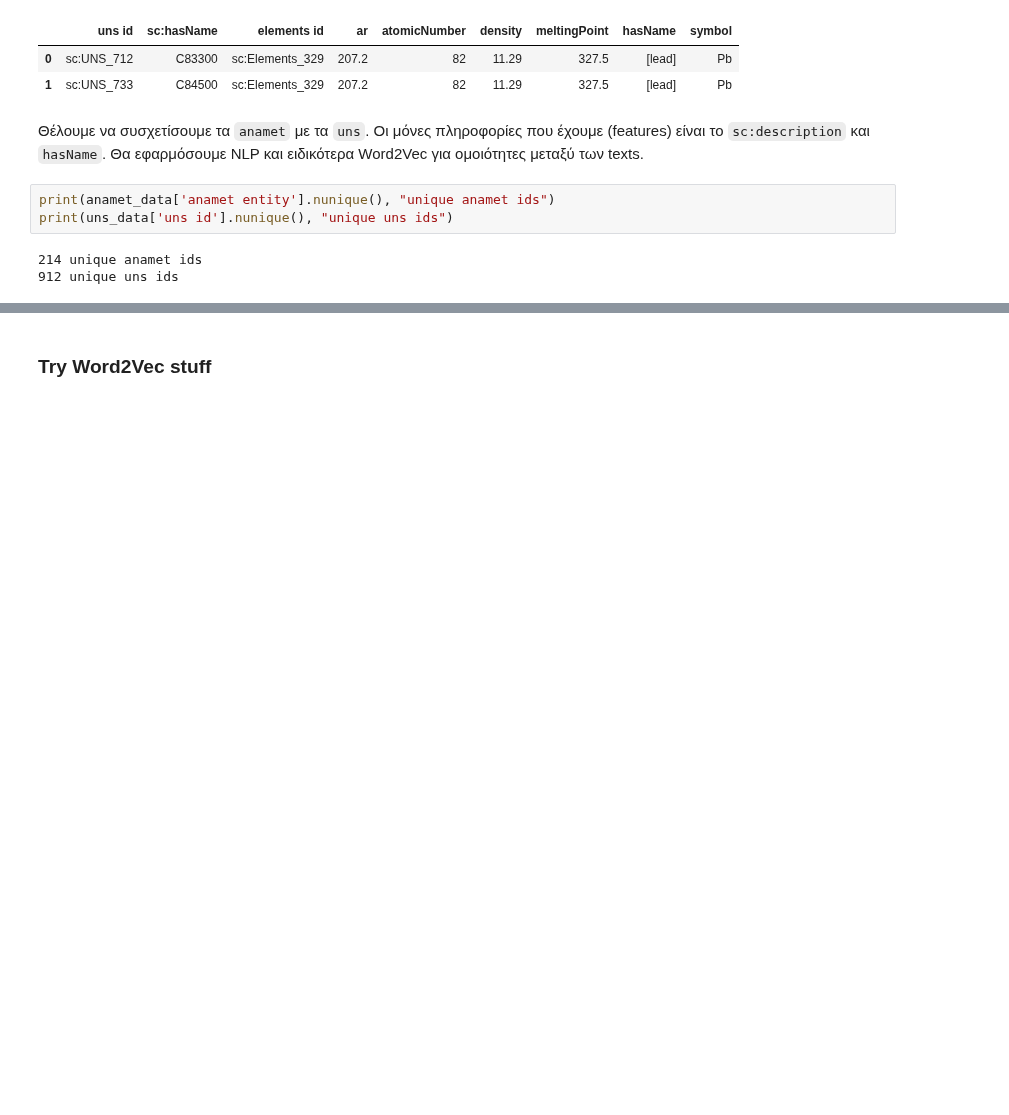
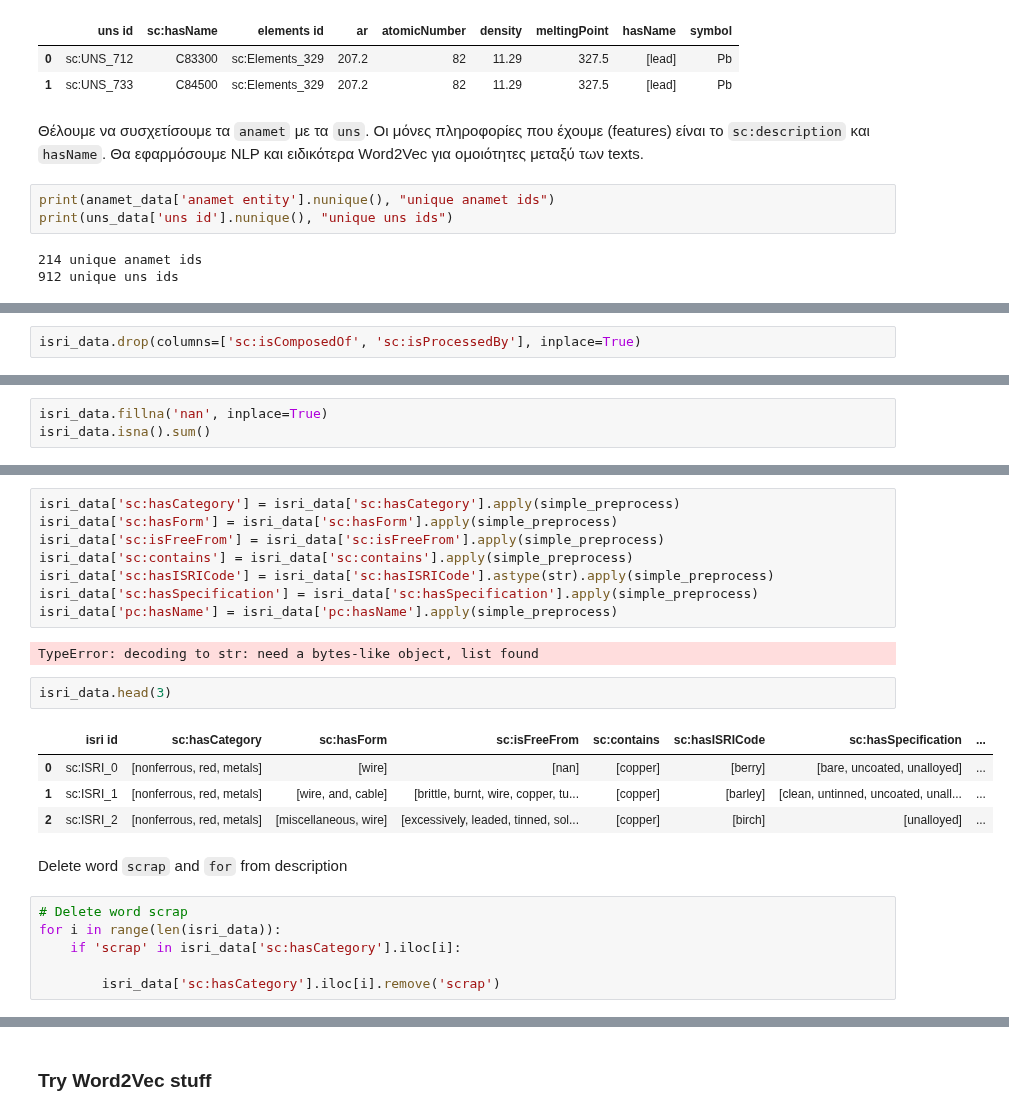
Before and after one commit to costasmexis/phd, a Jupyter notebook: scrap/scrap_similarity.ipynb, the cells around one changed output, grey strips where cells are left out. Drawn from its saved outputs; the diff is of its cells as text; blank space fills up the shorter version.

```diff
--- a/scrap/scrap_similarity.ipynb
+++ b/scrap/scrap_similarity.ipynb
@@ -115,0 +211,2 @@ print(uns_data['uns id'].nunique(), "unique uns ids")
+# %%
+isri_data.drop(columns=['sc:isComposedOf', 'sc:isProcessedBy'], inplace=True)
@@ -115,0 +225,3 @@ print(uns_data['uns id'].nunique(), "unique uns ids")
+# %%
+isri_data.fillna('nan', inplace=True)
+isri_data.isna().sum()
@@ -115,0 +238,25 @@ print(uns_data['uns id'].nunique(), "unique uns ids")
+# %%
+isri_data['sc:hasCategory'] = isri_data['sc:hasCategory'].apply(simple_preprocess)
+isri_data['sc:hasForm'] = isri_data['sc:hasForm'].apply(simple_preprocess)
+isri_data['sc:isFreeFrom'] = isri_data['sc:isFreeFrom'].apply(simple_preprocess)
+isri_data['sc:contains'] = isri_data['sc:contains'].apply(simple_preprocess)
+isri_data['sc:hasISRICode'] = isri_data['sc:hasISRICode'].astype(str).apply(simple_preprocess)
+isri_data['sc:hasSpecification'] = isri_data['sc:hasSpecification'].apply(simple_preprocess)
+isri_data['pc:hasName'] = isri_data['pc:hasName'].apply(simple_preprocess)
+# %% [output]
+TypeError: decoding to str: need a bytes-like object, list found
+# %%
+isri_data.head(3)
+# %% [output]
+|  | isri id | sc:hasCategory | sc:hasForm | sc:isFreeFrom | sc:contains | sc:hasISRICode | sc:hasSpecification | ... |
+| 0 | sc:ISRI_0 | [nonferrous, red, metals] | [wire] | [nan] | [copper] | [berry] | [bare, uncoated, unalloyed] | ... |
+| 1 | sc:ISRI_1 | [nonferrous, red, metals] | [wire, and, cable] | [brittle, burnt, wire, copper, tu... | [copper] | [barley] | [clean, untinned, uncoated, unall... | ... |
+| 2 | sc:ISRI_2 | [nonferrous, red, metals] | [miscellaneous, wire] | [excessively, leaded, tinned, sol... | [copper] | [birch] | [unalloyed] | ... |
+# %% [markdown]
+Delete word `scrap` and `for` from description
+# %%
+# Delete word scrap
+for i in range(len(isri_data)):
+    if 'scrap' in isri_data['sc:hasCategory'].iloc[i]:
+
+        isri_data['sc:hasCategory'].iloc[i].remove('scrap')
```
Also changed, not shown: parts of 56 cells of this notebook, 2 other files.
